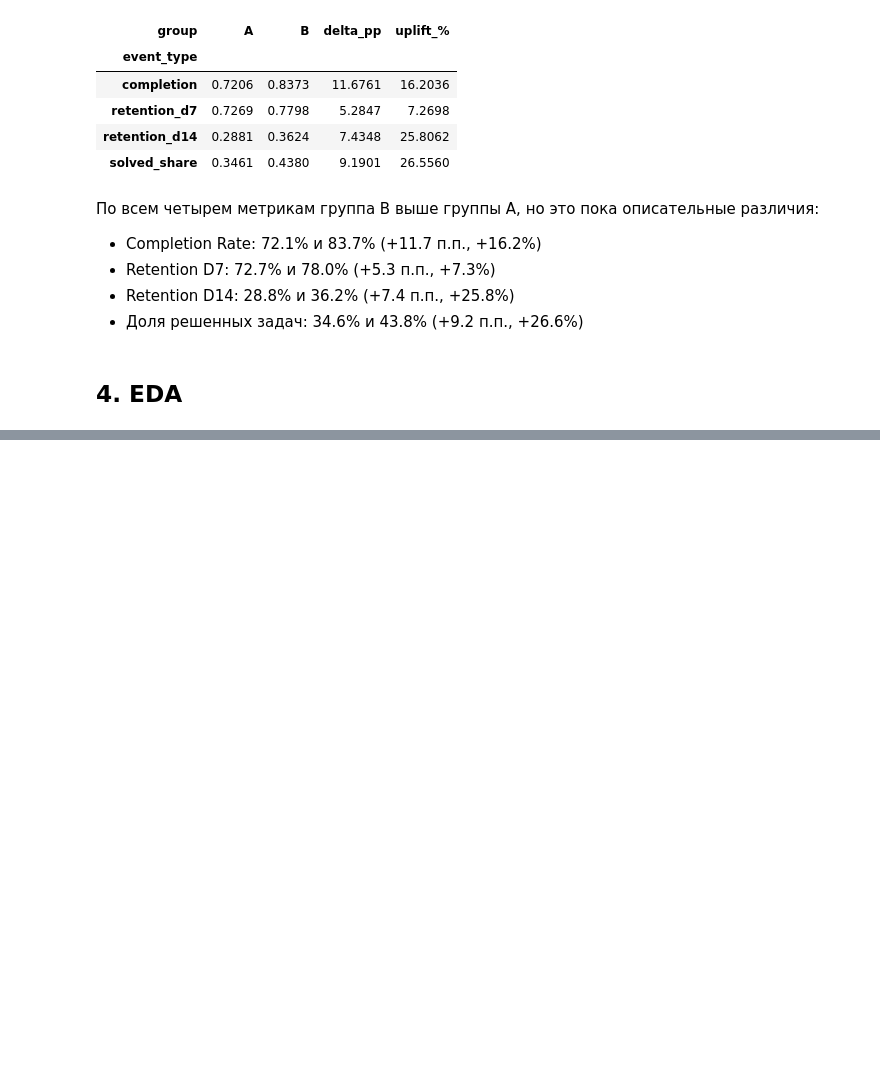
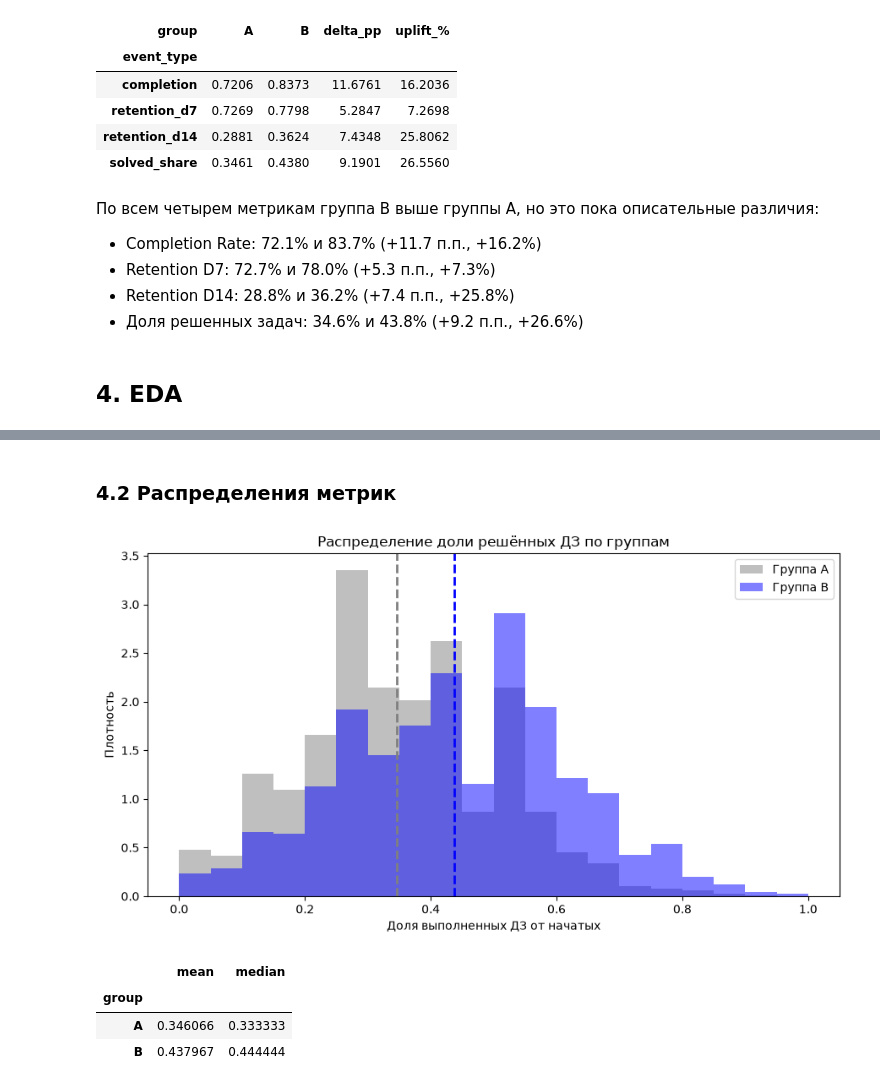
Before and after one commit to aleksandr-klushin/gamification-ab, a Jupyter notebook: notebooks/ab_test_analysis.ipynb, the cells around one changed output, grey strips where cells are left out. Cells and saved outputs as stored; diff of their text form; code cells hidden in the pictures; blank space fills up the shorter version.

```diff
--- a/notebooks/ab_test_analysis.ipynb
+++ b/notebooks/ab_test_analysis.ipynb
@@ -397,0 +444,27 @@ summary.round(4)
+# %% [markdown]
+### 4.2 Распределения метрик
+# %%
+fig, ax = plt.subplots(figsize=(9, 5))
+
+bins = np.linspace(0, 1, 21)
+
+for group, color in [("A", "gray"), ("B", "blue")]:
+    data = user_metrics.loc[user_metrics["group"] == group, "solved_share"]
+    ax.hist(data, bins=bins, alpha=0.5, color=color, label=f"Группа {group}", density=True)
+    ax.axvline(data.mean(), color=color, linestyle="--", linewidth=2)
+
+ax.set_title("Распределение доли решённых ДЗ по группам")
+ax.set_xlabel("Доля выполненных ДЗ от начатых")
+ax.set_ylabel("Плотность")
+ax.legend()
+plt.tight_layout()
+plt.show()
+# %% [output]
+[figure, added]
+# %%
+user_metrics.groupby("group")["solved_share"].agg(["mean", "median"])
+# %% [output]
+|  | mean | median |
+| group |  |  |
+| A | 0.346066 | 0.333333 |
+| B | 0.437967 | 0.444444 |
```
Also changed, not shown: parts of 39 cells of this notebook, 2 other files.
